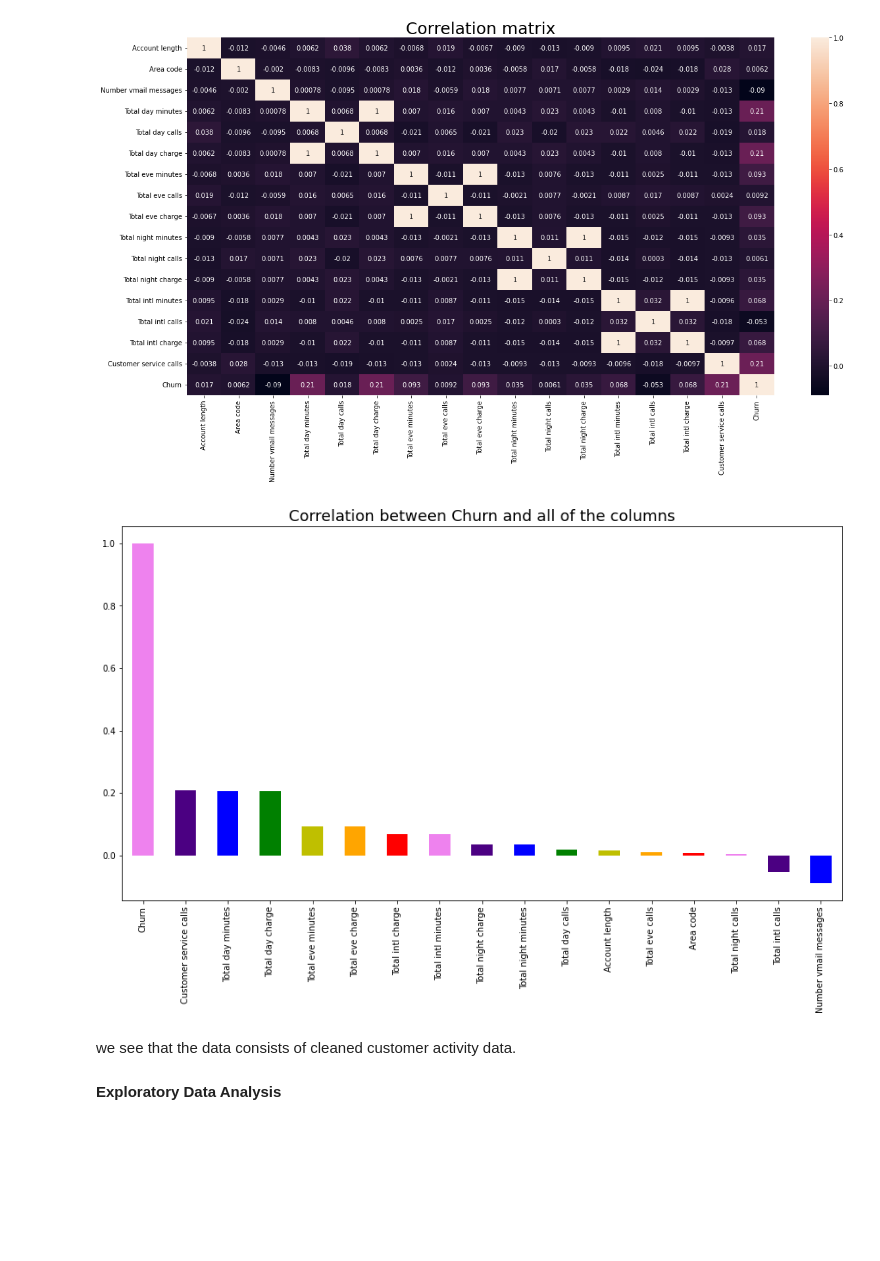
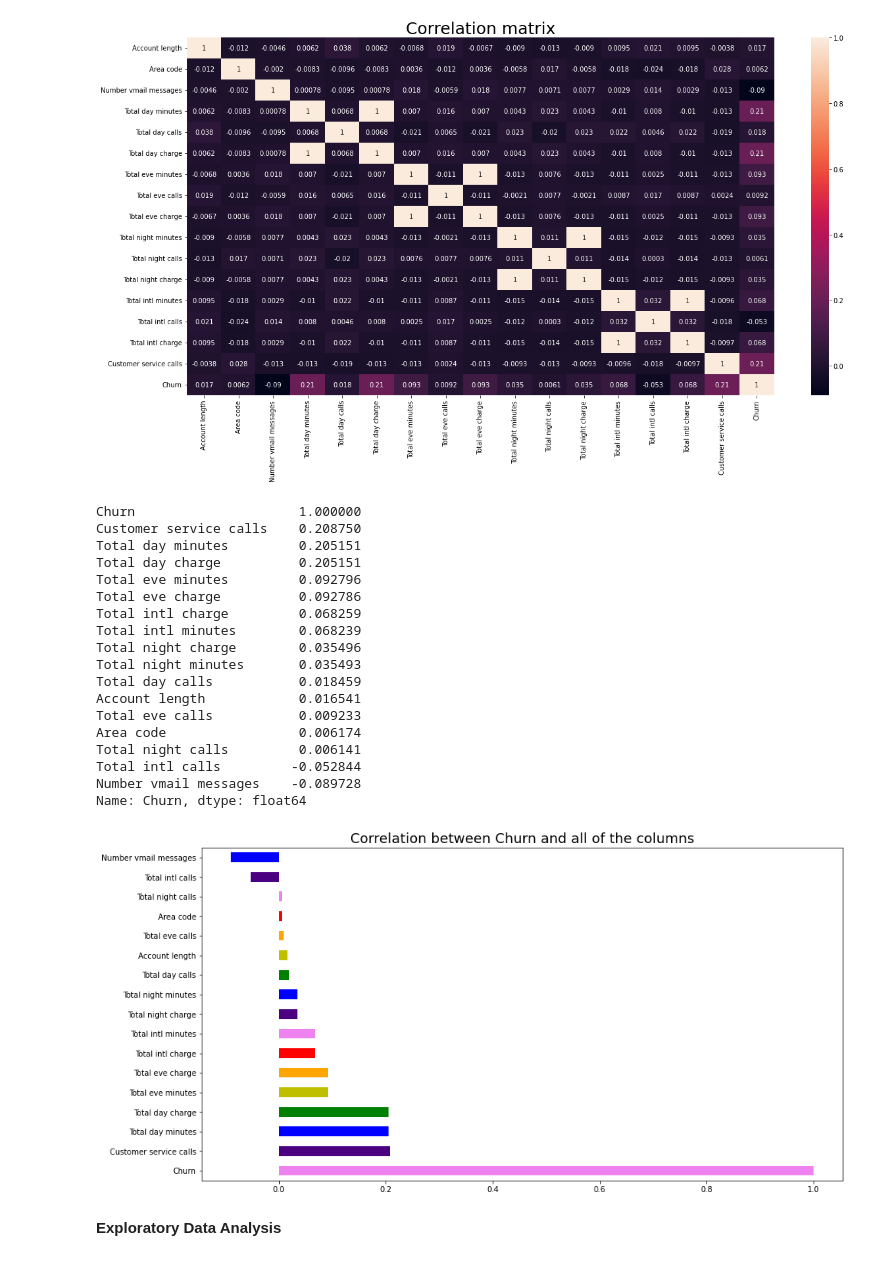
Before and after one commit to Roy-Subhankar/Telecom-Churn-Analysis, a Jupyter notebook: Subhankar_Roy_Telecom_Churn_Analysis_Capstone_Project.ipynb, the cells around one changed output. Saved outputs shown, nothing was run; the diff lists cells and outputs as text; code cells hidden in the pictures; blank space fills up the shorter version.

```diff
--- a/Subhankar_Roy_Telecom_Churn_Analysis_Capstone_Project.ipynb
+++ b/Subhankar_Roy_Telecom_Churn_Analysis_Capstone_Project.ipynb
@@ -197,16 +199,36 @@ plt.title("Correlation matrix",fontsize= 25)
 plt.show()
 # %% [output]
 [figure]
+# %%
+#Correlation w.r.t. Churn column
+dataset.corr()['Churn'].sort_values(ascending = False)
+# %% [output]
+Churn                     1.000000
+Customer service calls    0.208750
+Total day minutes         0.205151
+Total day charge          0.205151
+Total eve minutes         0.092796
+Total eve charge          0.092786
+Total intl charge         0.068259
+Total intl minutes        0.068239
+Total night charge        0.035496
+Total night minutes       0.035493
+Total day calls           0.018459
+Account length            0.016541
+Total eve calls           0.009233
+Area code                 0.006174
+Total night calls         0.006141
+Total intl calls         -0.052844
+Number vmail messages    -0.089728
+Name: Churn, dtype: float64
 # %%
 #Correlation between Churn and all of the columns
 plt.figure(figsize=(15,8))
-dataset.corr()['Churn'].sort_values(ascending = False).plot(kind='bar',color = ['violet','indigo','b','g','y','orange','r'])
+dataset.corr()['Churn'].sort_values(ascending = False).plot(kind='barh',color = ['violet','indigo','b','g','y','orange','r'])
 plt.title('Correlation between Churn and all of the columns',fontsize=18)
 plt.show()
 # %% [output]
-[figure, old version]
+[figure, new version]
-# %% [markdown]
-we see that the data consists of cleaned customer activity data.
 # %% [markdown]
 **Exploratory Data Analysis**
 # %%
```
Also changed, not shown: parts of 24 cells of this notebook.
